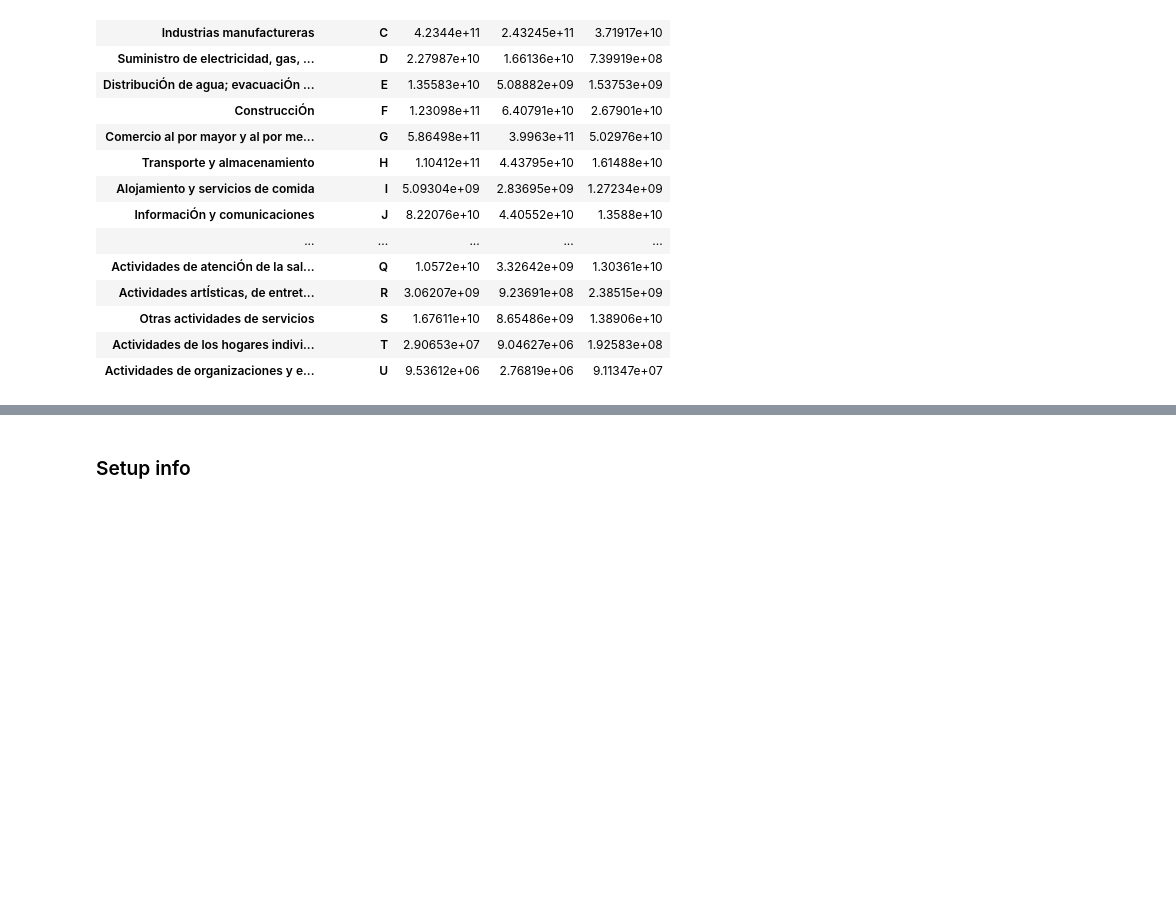
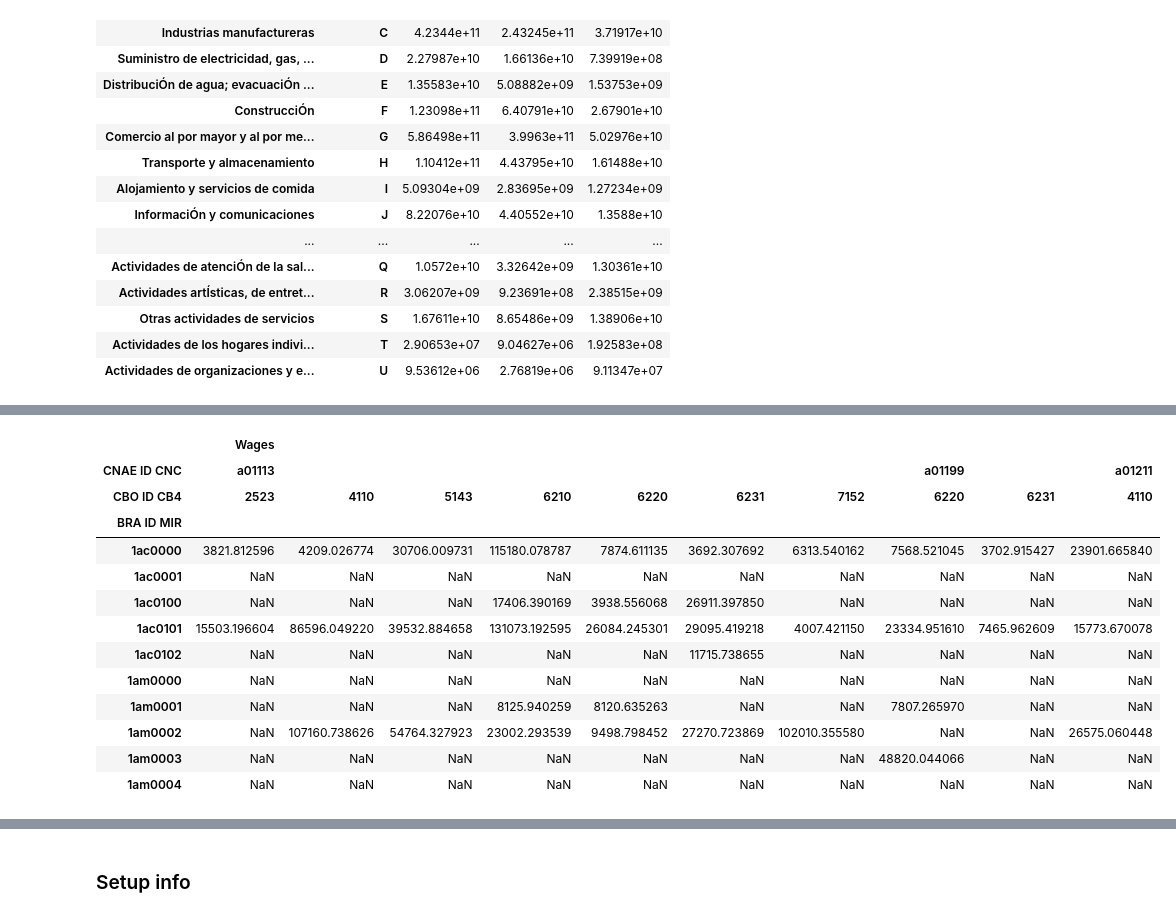
Before and after one commit to matuteiglesias/geo-correlation-structures, a Jupyter notebook: DEMO.ipynb, the cells around one changed output, grey strips where cells are left out. Saved outputs shown, nothing was run; the diff lists cells and outputs as text; code cells hidden in the pictures; blank space fills up the shorter version.

```diff
--- a/DEMO.ipynb
+++ b/DEMO.ipynb
@@ -202,0 +233,4 @@ df.style.bar(color='#d65f5f')
+# %%
+grouped = wages_bra.groupby(['BRA ID MIR','CNAE ID CNC','CBO ID CB4']).sum()[[u'Total Jobs','Wages']]
+
+grouped.head(15)
@@ -202,0 +255,17 @@ df.style.bar(color='#d65f5f')
+# %%
+grouped[['Wages']].unstack(level = [1,2]).head(10).iloc[:, :10]
+# %% [output]
+|  | Wages |  |  |  |  |  |  |  |  |  |
+| CNAE ID CNC | a01113 |  |  |  |  |  |  | a01199 |  | a01211 |
+| CBO ID CB4 | 2523 | 4110 | 5143 | 6210 | 6220 | 6231 | 7152 | 6220 | 6231 | 4110 |
+| BRA ID MIR |  |  |  |  |  |  |  |  |  |  |
+| 1ac0000 | 3821.812596 | 4209.026774 | 30706.009731 | 115180.078787 | 7874.611135 | 3692.307692 | 6313.540162 | 7568.521045 | 3702.915427 | 23901.665840 |
+| 1ac0001 | NaN | NaN | NaN | NaN | NaN | NaN | NaN | NaN | NaN | NaN |
+| 1ac0100 | NaN | NaN | NaN | 17406.390169 | 3938.556068 | 26911.397850 | NaN | NaN | NaN | NaN |
+| 1ac0101 | 15503.196604 | 86596.049220 | 39532.884658 | 131073.192595 | 26084.245301 | 29095.419218 | 4007.421150 | 23334.951610 | 7465.962609 | 15773.670078 |
+| 1ac0102 | NaN | NaN | NaN | NaN | NaN | 11715.738655 | NaN | NaN | NaN | NaN |
+| 1am0000 | NaN | NaN | NaN | NaN | NaN | NaN | NaN | NaN | NaN | NaN |
+| 1am0001 | NaN | NaN | NaN | 8125.940259 | 8120.635263 | NaN | NaN | 7807.265970 | NaN | NaN |
+| 1am0002 | NaN | 107160.738626 | 54764.327923 | 23002.293539 | 9498.798452 | 27270.723869 | 102010.355580 | NaN | NaN | 26575.060448 |
+| 1am0003 | NaN | NaN | NaN | NaN | NaN | NaN | NaN | 48820.044066 | NaN | NaN |
+| 1am0004 | NaN | NaN | NaN | NaN | NaN | NaN | NaN | NaN | NaN | NaN |
```
Also changed, not shown: parts of 11 cells of this notebook, 3 other files.
